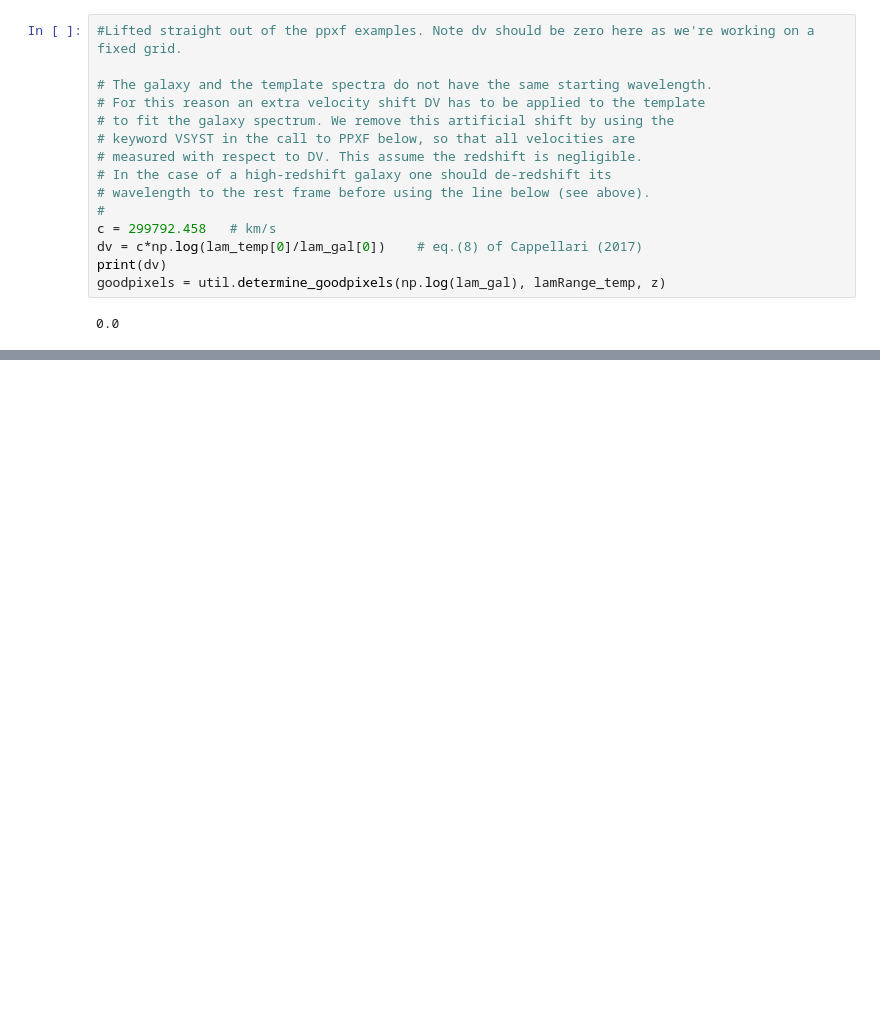
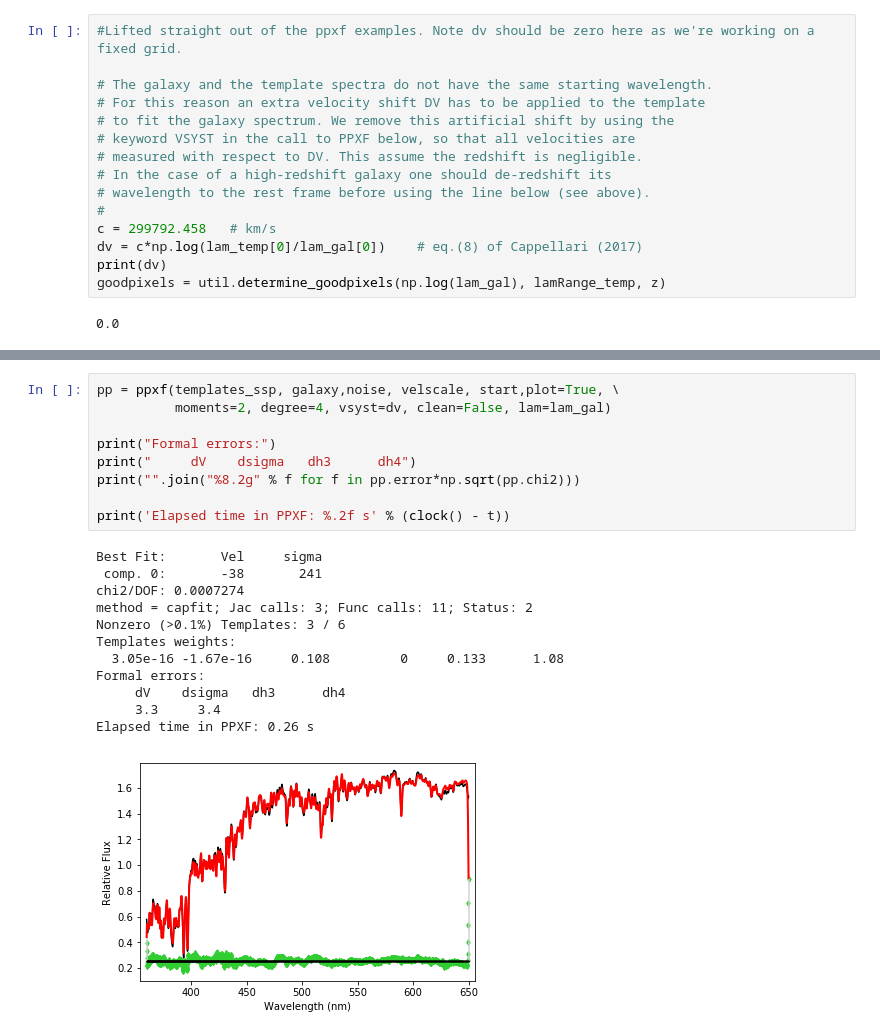
Before and after one commit to ritatojeiro/desi_gqp, a Jupyter notebook: nb/start_example.ipynb, the cells around one changed output, grey strips where cells are left out. Saved outputs shown, nothing was run; the diff lists cells and outputs as text; blank space fills up the shorter version.

```diff
--- a/nb/start_example.ipynb
+++ b/nb/start_example.ipynb
@@ -396 +411,23 @@ Elapsed time in PPXF: 0.13 s
 [figure]
+# %%
+pp = ppxf(templates_ssp, galaxy,noise, velscale, start,plot=True, \
+          moments=2, degree=4, vsyst=dv, clean=False, lam=lam_gal)
+
+print("Formal errors:")
+print("     dV    dsigma   dh3      dh4")
+print("".join("%8.2g" % f for f in pp.error*np.sqrt(pp.chi2)))
+
+print('Elapsed time in PPXF: %.2f s' % (clock() - t))
+# %% [output]
+Best Fit:       Vel     sigma
+ comp. 0:       -38       241
+chi2/DOF: 0.0007274
+method = capfit; Jac calls: 3; Func calls: 11; Status: 2
+Nonzero (>0.1%) Templates: 3 / 6
+Templates weights:
+  3.05e-16 -1.67e-16     0.108         0     0.133      1.08
+Formal errors:
+     dV    dsigma   dh3      dh4
+     3.3     3.4
+Elapsed time in PPXF: 0.26 s
+[figure, added]
```
Also changed, not shown: parts of 11 cells of this notebook.
